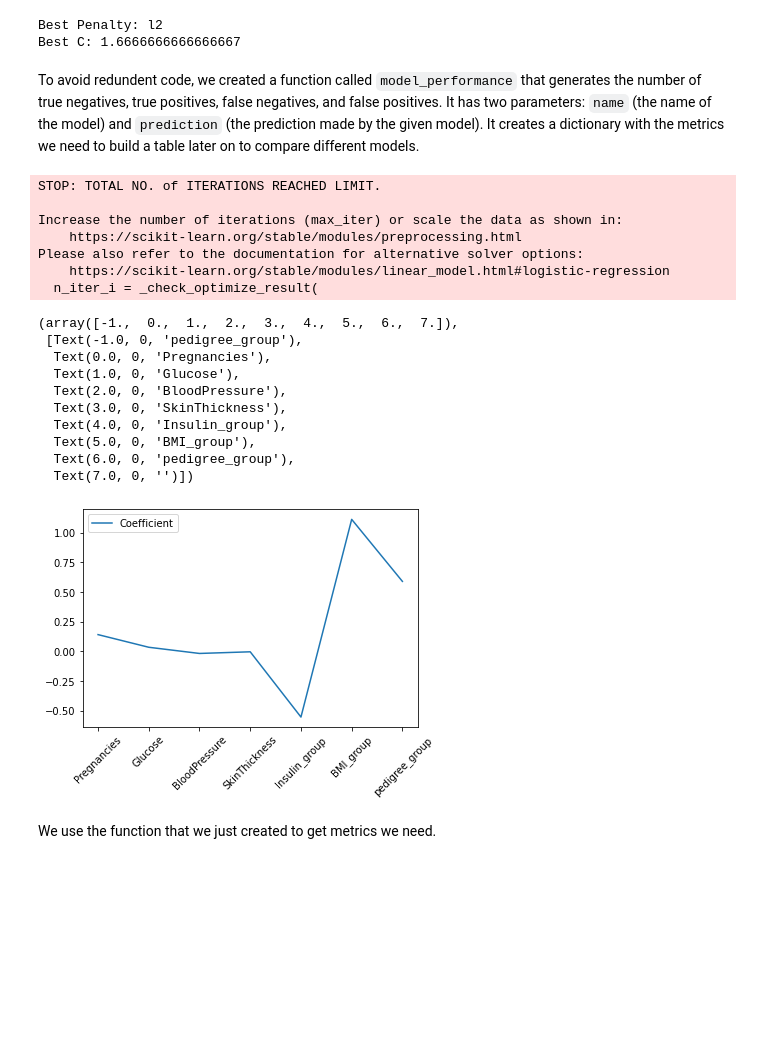
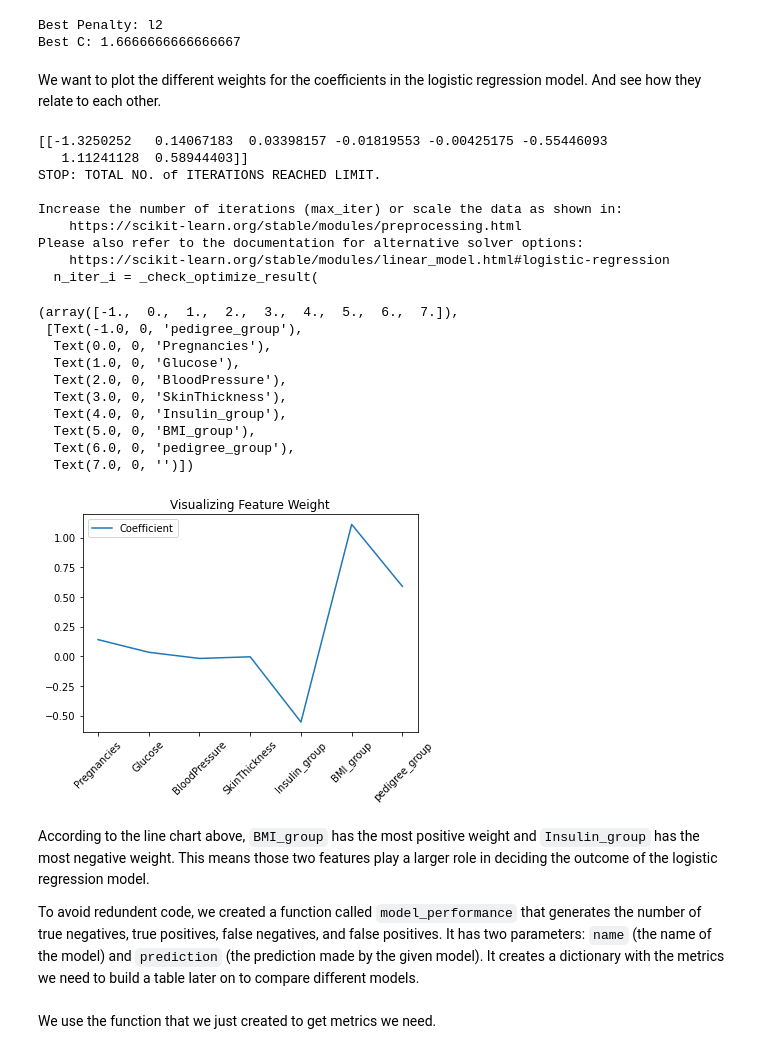
Before and after one commit to JinghanChen99/data-project, a Jupyter notebook: diabetes/diabetes_modeling.ipynb, the cells around one changed output. Cells and saved outputs as stored; diff of their text form; code cells hidden in the pictures; blank space fills up the shorter version.

Commit message:
update diabetes modeling notebook

```diff
--- a/diabetes/diabetes_modeling.ipynb
+++ b/diabetes/diabetes_modeling.ipynb
@@ -139,34 +120,42 @@ print('Best C:', best_logic_model.best_estimator_.get_params()['C'])
 # %% [output]
 Best Penalty: l2
 Best C: 1.6666666666666667
+# %% [markdown]
+We want to plot the different weights for the coefficients in the logistic regression model. And see how they relate to each other.
+# %%
+log_reg = LogisticRegression(penalty='l2', C=1.112)
+model = log_reg.fit(X_train, y_train)
+coef = model.coef_
+print(coef)
+coef_table = pd.DataFrame(coef.flatten(), index=X_train.columns, columns=['Coefficient'])
+coef_table.iloc[1:,:].plot()
+plt.title("Visualizing Feature Weight")
+plt.xticks(rotation=45)
+# %% [output]
+[[-1.3250252   0.14067183  0.03398157 -0.01819553 -0.00425175 -0.55446093
+   1.11241128  0.58944403]]
+STOP: TOTAL NO. of ITERATIONS REACHED LIMIT.
+
+Increase the number of iterations (max_iter) or scale the data as shown in:
+    https://scikit-learn.org/stable/modules/preprocessing.html
+Please also refer to the documentation for alternative solver options:
+    https://scikit-learn.org/stable/modules/linear_model.html#logistic-regression
+  n_iter_i = _check_optimize_result(
+(array([-1.,  0.,  1.,  2.,  3.,  4.,  5.,  6.,  7.]),
+ [Text(-1.0, 0, 'pedigree_group'),
+  Text(0.0, 0, 'Pregnancies'),
+  Text(1.0, 0, 'Glucose'),
+  Text(2.0, 0, 'BloodPressure'),
+  Text(3.0, 0, 'SkinThickness'),
+  Text(4.0, 0, 'Insulin_group'),
+  Text(5.0, 0, 'BMI_group'),
+  Text(6.0, 0, 'pedigree_group'),
+  Text(7.0, 0, '')])
+[figure, added]
 # %% [markdown]
+According to the line chart above, `BMI_group` has the most positive weight and `Insulin_group` has the most negative weight. This means those two features play a larger role in deciding the outcome of the logistic regression model.
+
 To avoid redundent code, we created a function called `model_performance` that generates the number of true negatives, true positives, false negatives, and false positives. It has two parameters: `name` (the name of the model) and `prediction` (the prediction made by the given model). It creates a dictionary with the metrics we need to build a table later on to compare different models.
-# %%
-log_reg = LogisticRegression(penalty='l2', C=1.112)
-model = log_reg.fit(X_train, y_train)
-coef = model.coef_
-coef_table = pd.DataFrame(coef.flatten(), index=X_train.columns, columns=['Coefficient'])
-coef_table.iloc[1:,:].plot()
-plt.xticks(rotation=45)
-# %% [output]
-STOP: TOTAL NO. of ITERATIONS REACHED LIMIT.
-
-Increase the number of iterations (max_iter) or scale the data as shown in:
-    https://scikit-learn.org/stable/modules/preprocessing.html
-Please also refer to the documentation for alternative solver options:
-    https://scikit-learn.org/stable/modules/linear_model.html#logistic-regression
-  n_iter_i = _check_optimize_result(
-(array([-1.,  0.,  1.,  2.,  3.,  4.,  5.,  6.,  7.]),
- [Text(-1.0, 0, 'pedigree_group'),
-  Text(0.0, 0, 'Pregnancies'),
-  Text(1.0, 0, 'Glucose'),
-  Text(2.0, 0, 'BloodPressure'),
-  Text(3.0, 0, 'SkinThickness'),
-  Text(4.0, 0, 'Insulin_group'),
-  Text(5.0, 0, 'BMI_group'),
-  Text(6.0, 0, 'pedigree_group'),
-  Text(7.0, 0, '')])
-[figure, removed]
 # %%
 new_dict = {}
 def model_performance(name, prediction):
```
Also changed, not shown: parts of 11 cells of this notebook.
